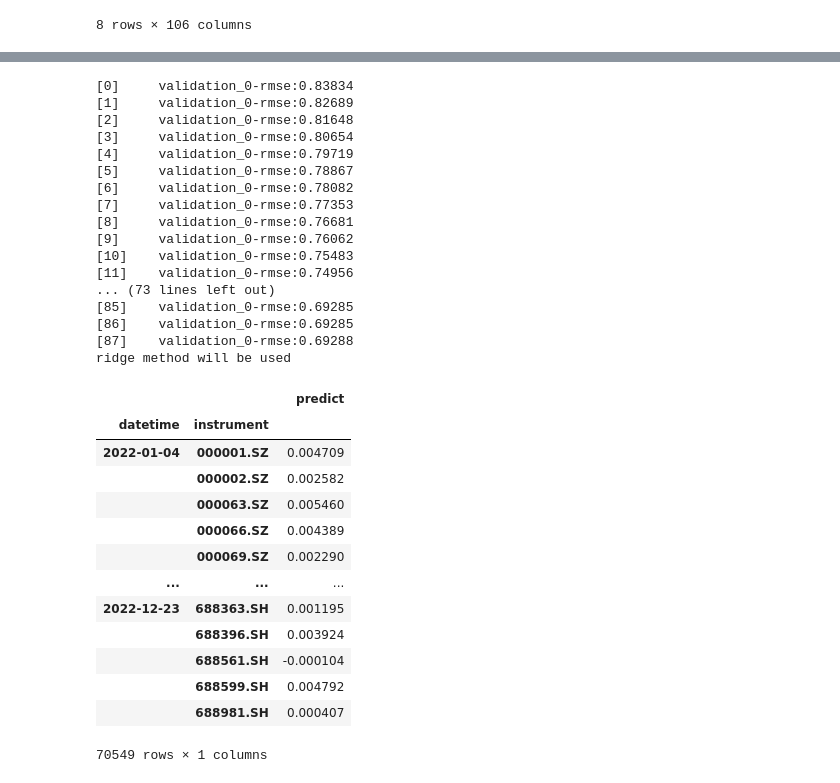
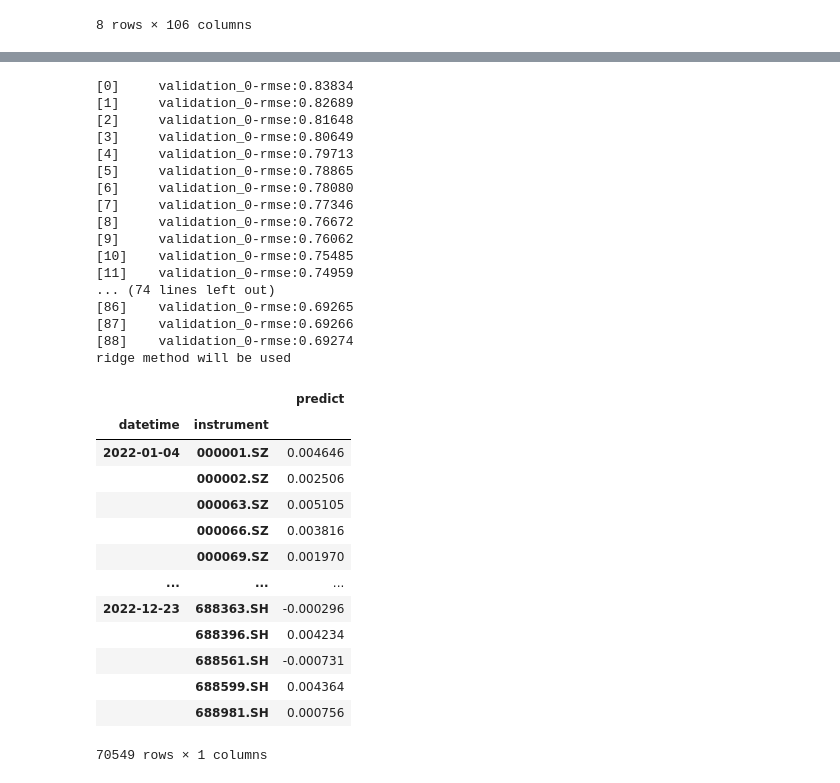
Before and after one commit to HaoningChen/scutquant, a Jupyter notebook: 实践案例/tutorial.ipynb, the cells around one changed output, grey strips where cells are left out. Drawn from its saved outputs; the diff is of its cells as text; code cells hidden in the pictures.

```diff
--- a/实践案例/tutorial.ipynb
+++ b/实践案例/tutorial.ipynb
@@ -152,56 +152,56 @@ x_train.head(5)
 # %%
 # 拟合模型
 
 xgb_params = {
     'est': 800,
     'eta': 0.0421,
     'colsamp': 0.8875,
     'subsamp': 0.8725,
     'max_depth': 8,
     'l1': 45,
     'l2': 50,
     'early_stopping_rounds': 20
 }
-model = scutquant.hybrid(lrg_method='ridge', xgb_params=xgb_params, weight=[0.3, 0.7])
+model = scutquant.hybrid(lrg_method='ridge', xgb_params=xgb_params, weight=[0.2, 0.8])
 model.fit(x_train, y_train, x_valid, (y_valid-ymean)/ystd)
 
 pred = model.predict(x_test)
 pred = pd.DataFrame({'predict': pred}, index=x_test.index)
 pred += ymean
 pred *= ystd
 
 pred
 # %% [output]
 [0]     validation_0-rmse:0.83834
 [1]     validation_0-rmse:0.82689
 [2]     validation_0-rmse:0.81648
-[3]     validation_0-rmse:0.80654
-[4]     validation_0-rmse:0.79719
-[5]     validation_0-rmse:0.78867
-[6]     validation_0-rmse:0.78082
-[7]     validation_0-rmse:0.77353
-[8]     validation_0-rmse:0.76681
+[3]     validation_0-rmse:0.80649
+[4]     validation_0-rmse:0.79713
+[5]     validation_0-rmse:0.78865
+[6]     validation_0-rmse:0.78080
+[7]     validation_0-rmse:0.77346
+[8]     validation_0-rmse:0.76672
 [9]     validation_0-rmse:0.76062
-[10]    validation_0-rmse:0.75483
-[11]    validation_0-rmse:0.74956
-... (73 lines left out)
-[85]    validation_0-rmse:0.69285
-[86]    validation_0-rmse:0.69285
-[87]    validation_0-rmse:0.69288
+[10]    validation_0-rmse:0.75485
+[11]    validation_0-rmse:0.74959
+... (74 lines left out)
+[86]    validation_0-rmse:0.69265
+[87]    validation_0-rmse:0.69266
+[88]    validation_0-rmse:0.69274
 ridge method will be used
 |  |  | predict |
 | datetime | instrument |  |
-| 2022-01-04 | 000001.SZ | 0.004709 |
-|  | 000002.SZ | 0.002582 |
-|  | 000063.SZ | 0.005460 |
-|  | 000066.SZ | 0.004389 |
-|  | 000069.SZ | 0.002290 |
+| 2022-01-04 | 000001.SZ | 0.004646 |
+|  | 000002.SZ | 0.002506 |
+|  | 000063.SZ | 0.005105 |
+|  | 000066.SZ | 0.003816 |
+|  | 000069.SZ | 0.001970 |
 | ... | ... | ... |
-| 2022-12-23 | 688363.SH | 0.001195 |
-|  | 688396.SH | 0.003924 |
-|  | 688561.SH | -0.000104 |
-|  | 688599.SH | 0.004792 |
-|  | 688981.SH | 0.000407 |
+| 2022-12-23 | 688363.SH | -0.000296 |
+|  | 688396.SH | 0.004234 |
+|  | 688561.SH | -0.000731 |
+|  | 688599.SH | 0.004364 |
+|  | 688981.SH | 0.000756 |
 70549 rows × 1 columns
 # %%
 # 使用IC评判拟合优度
```
Also changed, not shown: parts of 5 cells of this notebook.
